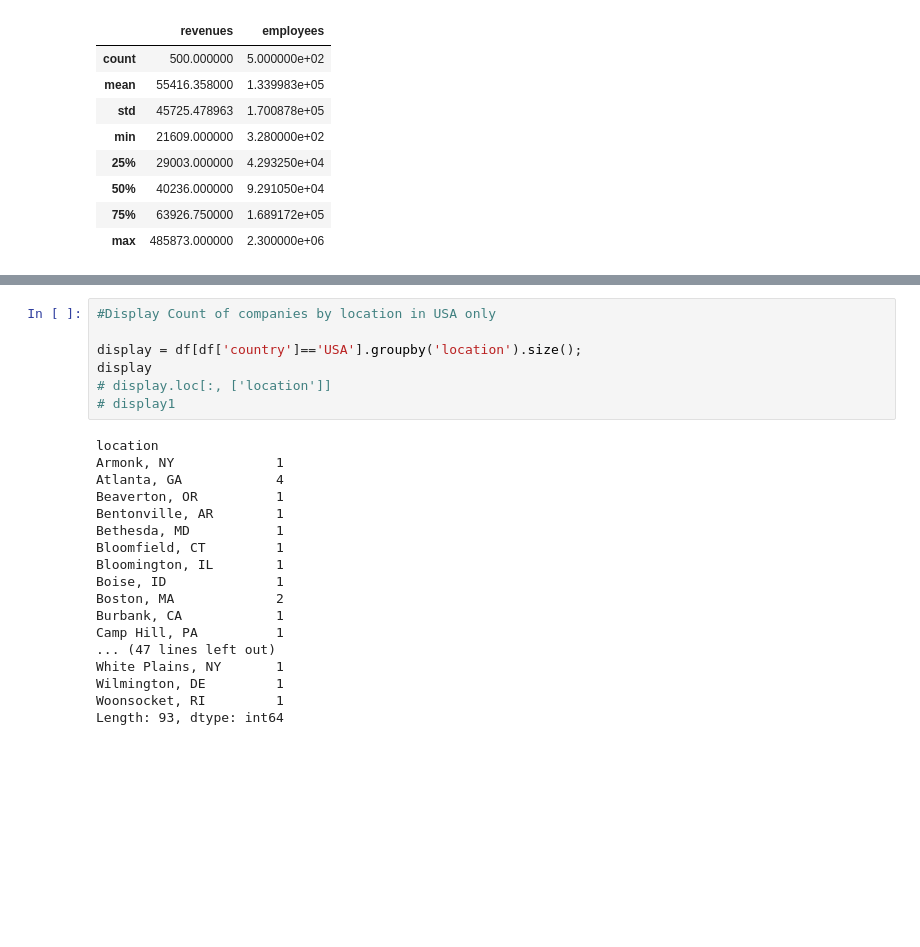
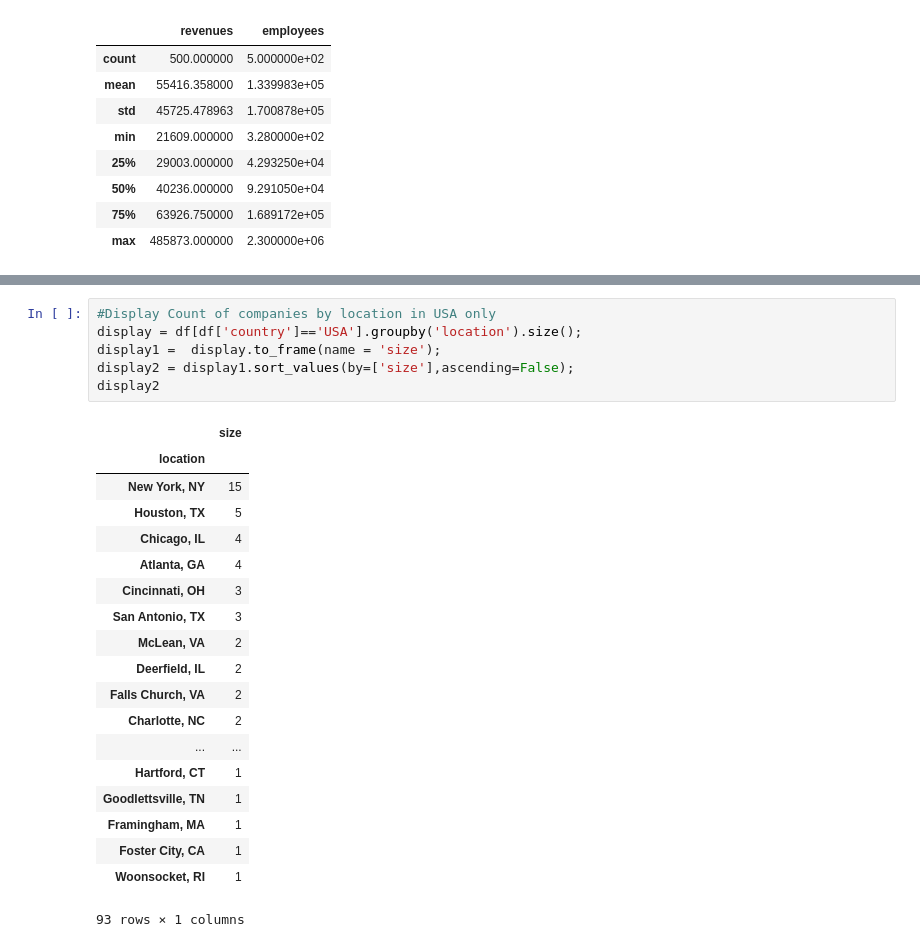
Before and after one commit to satyendra12889/NAG-DataAnalysis-Project, a Jupyter notebook: Evaluation-Fortune500.ipynb, the cells around one changed output, grey strips where cells are left out. Drawn from its saved outputs; the diff is of its cells as text; blank space fills up the shorter version.

```diff
--- a/Evaluation-Fortune500.ipynb
+++ b/Evaluation-Fortune500.ipynb
@@ -132,25 +106,26 @@ display1
 # %%
 #Display Count of companies by location in USA only
-
 display = df[df['country']=='USA'].groupby('location').size();
-display
-# display.loc[:, ['location']]
-# display1
+display1 =  display.to_frame(name = 'size');
+display2 = display1.sort_values(by=['size'],ascending=False);
+display2
 # %% [output]
+|  | size |
+| location |  |
+| New York, NY | 15 |
+| Houston, TX | 5 |
+| Chicago, IL | 4 |
+| Atlanta, GA | 4 |
+| Cincinnati, OH | 3 |
+| San Antonio, TX | 3 |
+| McLean, VA | 2 |
+| Deerfield, IL | 2 |
+| Falls Church, VA | 2 |
+| Charlotte, NC | 2 |
+| ... | ... |
+| Hartford, CT | 1 |
+| Goodlettsville, TN | 1 |
+| Framingham, MA | 1 |
+| Foster City, CA | 1 |
+| Woonsocket, RI | 1 |
-location
-Armonk, NY             1
-Atlanta, GA            4
-Beaverton, OR          1
-Bentonville, AR        1
-Bethesda, MD           1
-Bloomfield, CT         1
-Bloomington, IL        1
-Boise, ID              1
-Boston, MA             2
-Burbank, CA            1
-Camp Hill, PA          1
-... (47 lines left out)
-White Plains, NY       1
-Wilmington, DE         1
-Woonsocket, RI         1
-Length: 93, dtype: int64
+93 rows × 1 columns
```
Also changed, not shown: parts of 9 cells of this notebook, 2 other files.
